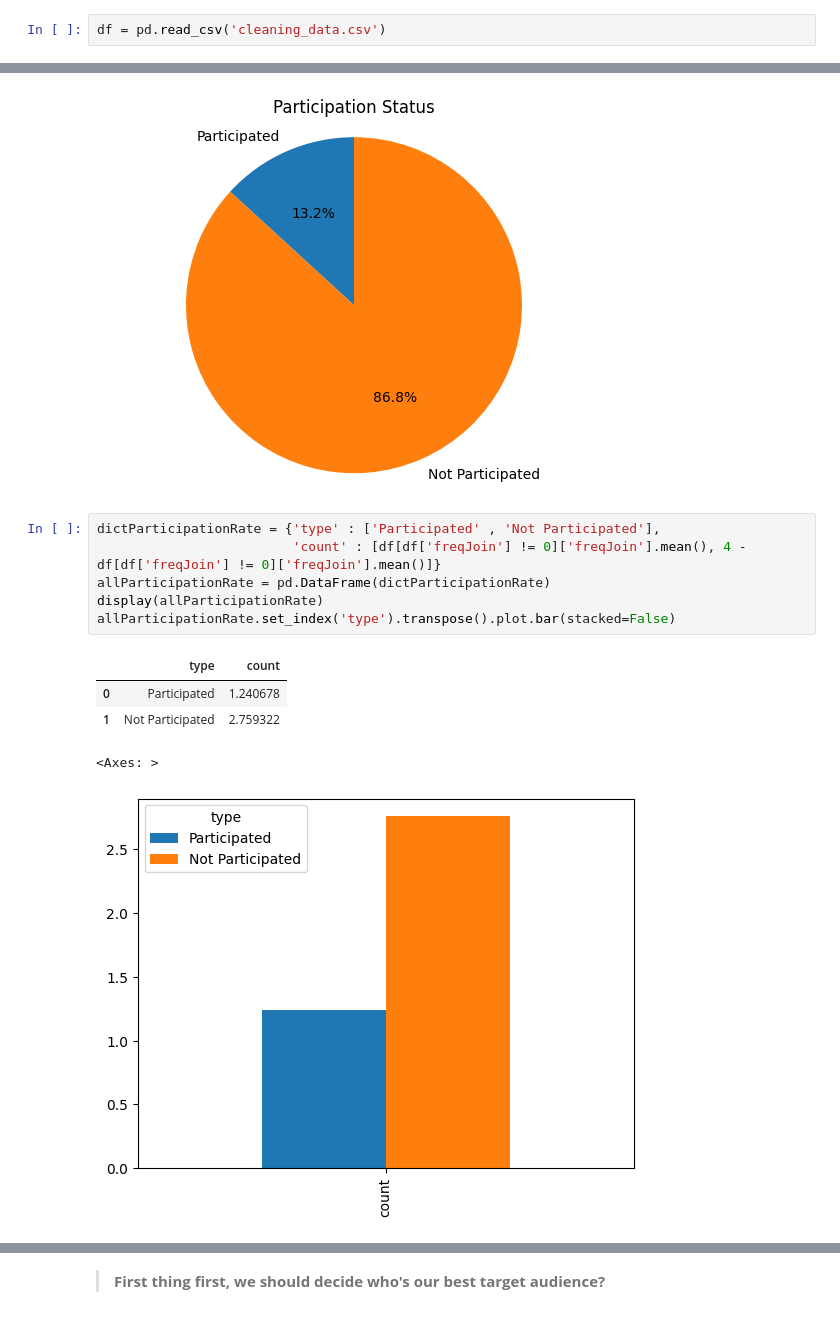
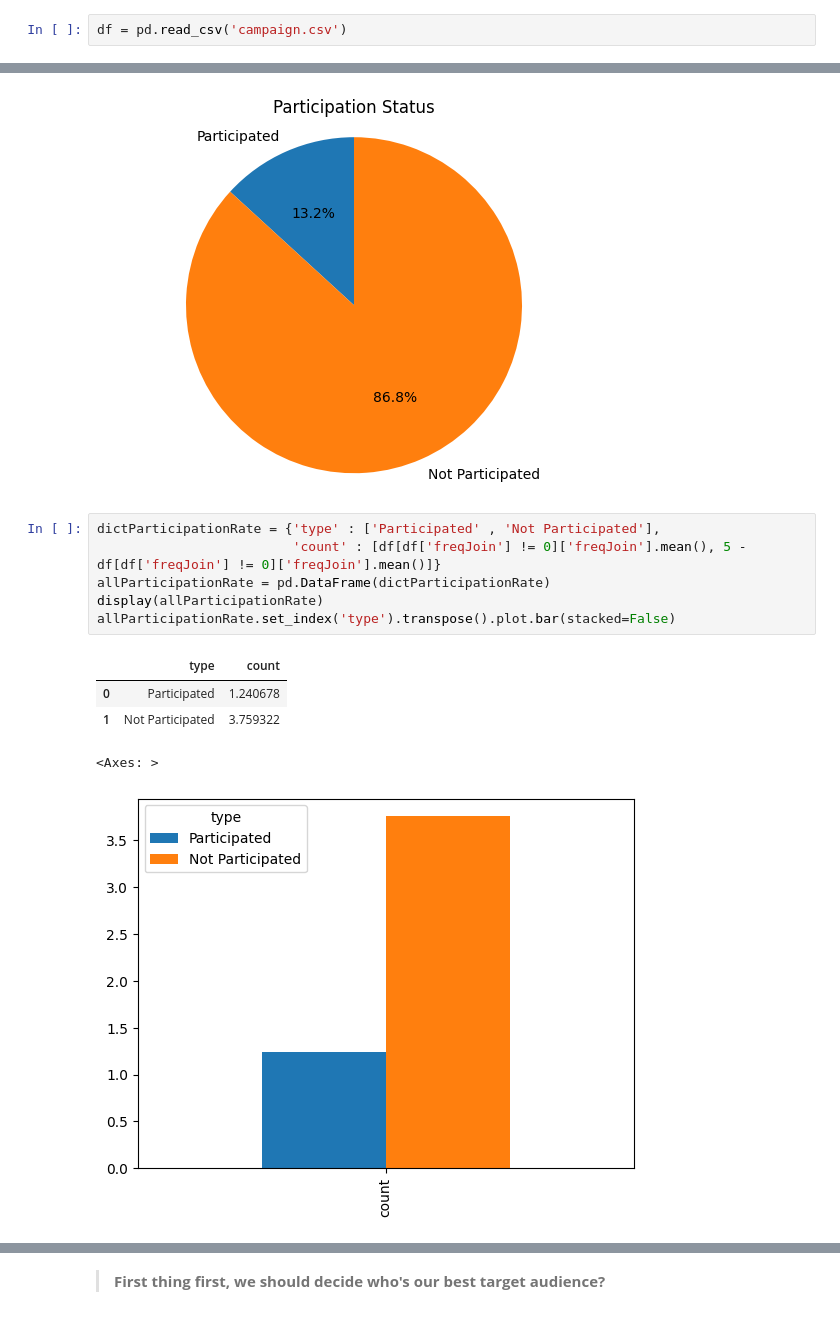
Before and after one commit to lvbaotram/Campaign-Analysis, a Jupyter notebook: EDA.ipynb, the cells around one changed output, grey strips where cells are left out. Saved outputs shown, nothing was run; the diff lists cells and outputs as text.

```diff
--- a/EDA.ipynb
+++ b/EDA.ipynb
@@ -6,5 +8,5 @@ import numpy as np
 # %%
-df = pd.read_csv('cleaning_data.csv')
+df = pd.read_csv('campaign.csv')
 # %%
 df
 # %% [output]
@@ -86,16 +88,16 @@ plt.show()
 [figure]
 # %%
 dictParticipationRate = {'type' : ['Participated' , 'Not Participated'],
-                         'count' : [df[df['freqJoin'] != 0]['freqJoin'].mean(), 4 - df[df['freqJoin'] != 0]['freqJoin'].mean()]}
+                         'count' : [df[df['freqJoin'] != 0]['freqJoin'].mean(), 5 - df[df['freqJoin'] != 0]['freqJoin'].mean()]}
 allParticipationRate = pd.DataFrame(dictParticipationRate)
 display(allParticipationRate)
 allParticipationRate.set_index('type').transpose().plot.bar(stacked=False)
 # %% [output]
 |  | type | count |
 | 0 | Participated | 1.240678 |
-| 1 | Not Participated | 2.759322 |
+| 1 | Not Participated | 3.759322 |
 <Axes: >
-[figure, old version]
+[figure, new version]
 # %% [markdown]
 ### The Problems
 **So many customers didn't participate in the campaigns and only 13.2% has participated.**
```
Also changed, not shown: parts of 16 cells of this notebook, 13 other files.
